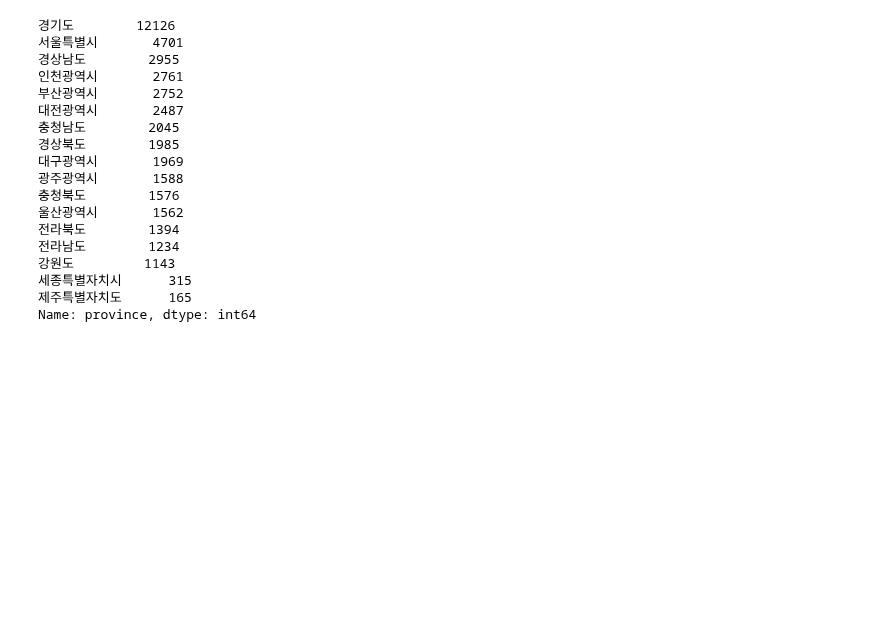
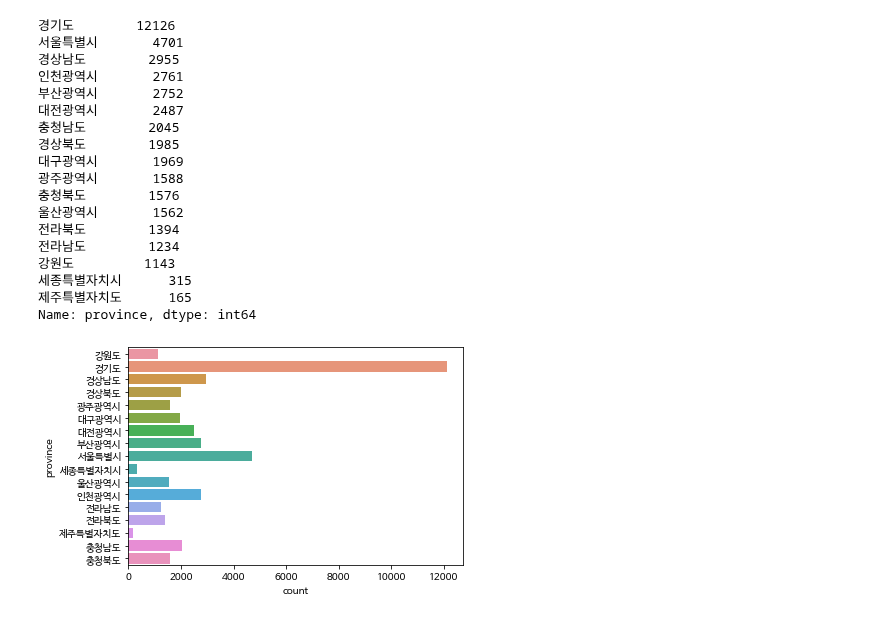
Before and after one commit to JakeOh/202110_itw_lab_python, a Jupyter notebook: py26_apt.ipynb, the cells around one changed output. Drawn from its saved outputs; the diff is of its cells as text; code cells hidden in the pictures; blank space fills up the shorter version.

```diff
--- a/py26_apt.ipynb
+++ b/py26_apt.ipynb
@@ -213,3 +213,8 @@ apt['province'].value_counts()
 세종특별자치시      315
 제주특별자치도      165
 Name: province, dtype: int64
+# %%
+sns.countplot(y='province', data=apt)
+plt.show()
+# %% [output]
+[figure, added]
```
Also changed, not shown: parts of 18 cells of this notebook.
